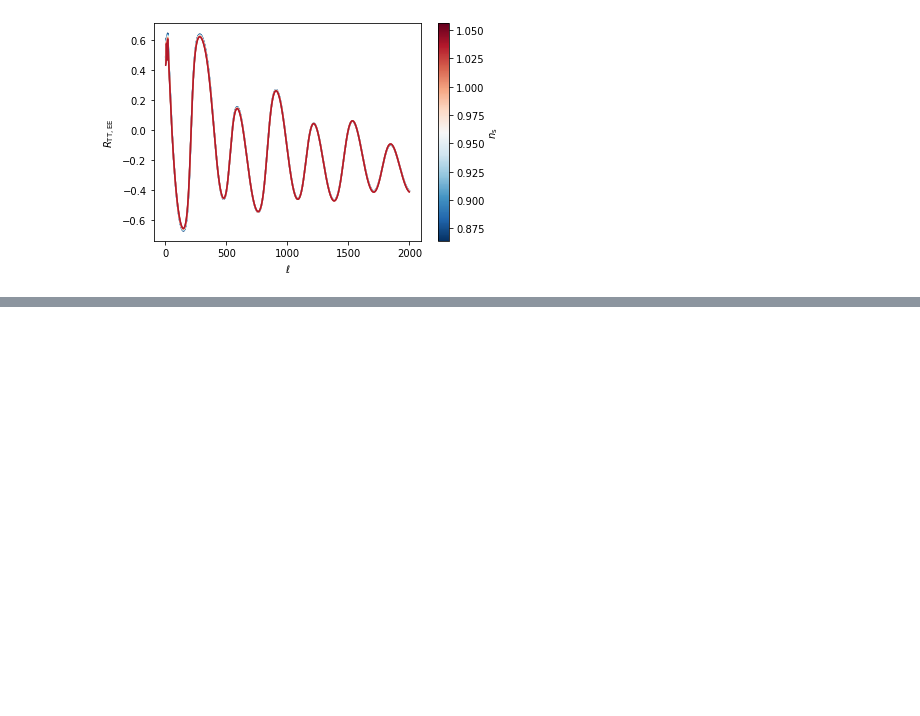
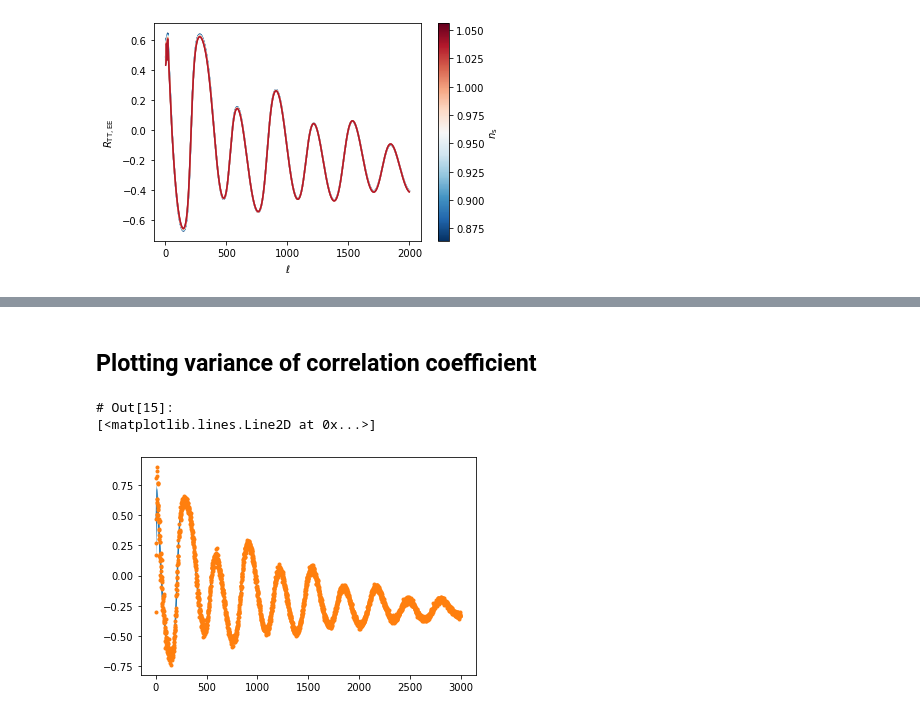
Before and after one commit to xgarrido/corrcoeff, a Jupyter notebook: notebooks/corrcoeff_basics.ipynb, the cells around one changed output, grey strips where cells are left out. Saved outputs shown, nothing was run; the diff lists cells and outputs as text; code cells hidden in the pictures; blank space fills up the shorter version.

```diff
--- a/notebooks/corrcoeff_basics.ipynb
+++ b/notebooks/corrcoeff_basics.ipynb
@@ -130,0 +139,13 @@ plot_correlation("ns")
+# %% [markdown]
+## Plotting variance of correlation coefficient
+# %%
+Rl = (Dls["te"]/np.sqrt(Dls["tt"]*Dls["ee"]))[lmin:lmax]
+covmat = 1/(2*l+1)*(Rl**4-2*Rl**2+1)
+plt.plot(l, Rl)
+plt.fill_between(l, Rl-np.sqrt(covmat), Rl+np.sqrt(covmat))
+Rl_obs = Rl + np.sqrt(covmat)*np.random.randn(np.alen(l))
+plt.plot(l, Rl_obs, ".")
+# %% [output]
+# Out[15]:
+[<matplotlib.lines.Line2D at 0x...>]
+[figure, added]
```
Also changed, not shown: parts of 42 cells of this notebook, 1 other file.
